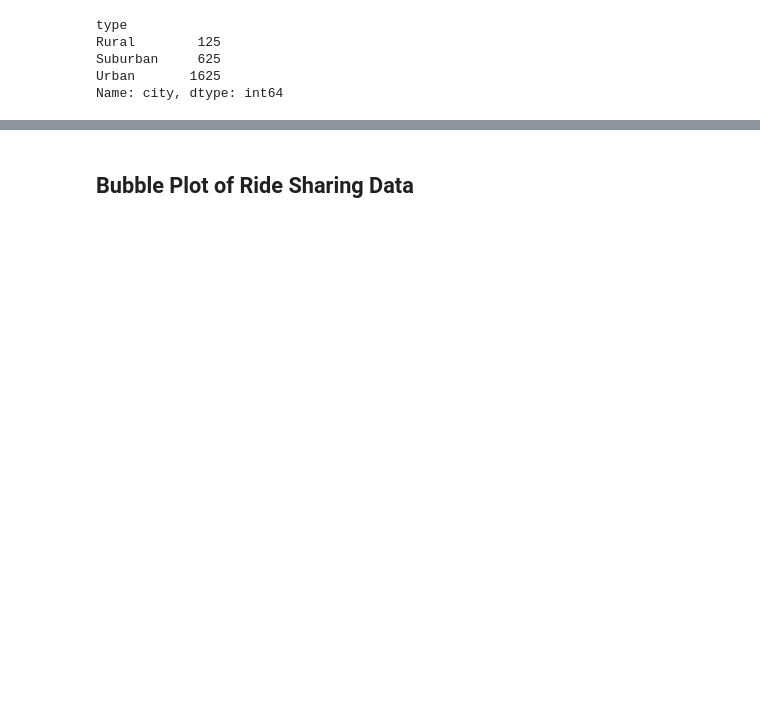
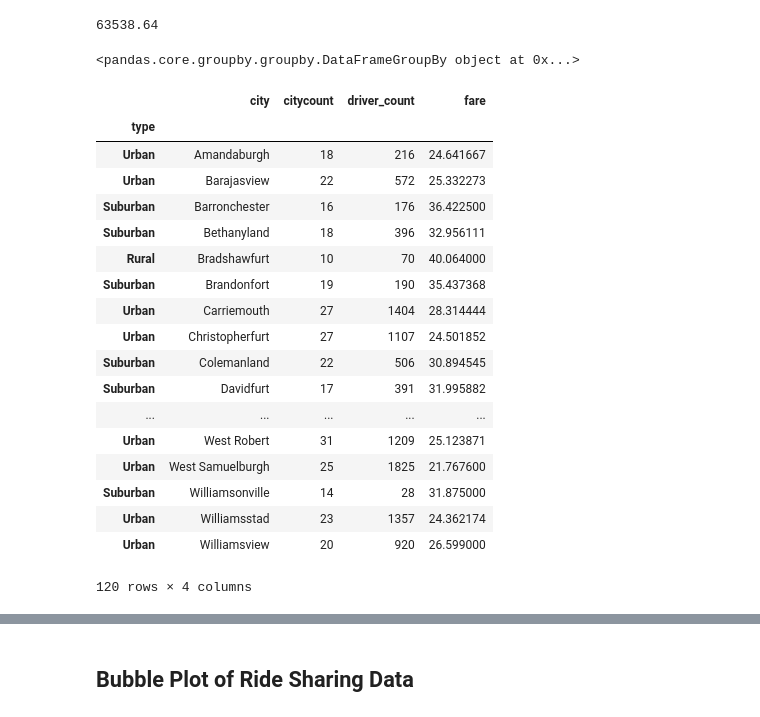
Before and after one commit to licia858/Matplotlib, a Jupyter notebook: Instructions/Pyber/pyber_starter.ipynb, the cells around one changed output, grey strips where cells are left out. Cells and saved outputs as stored; diff of their text form; code cells hidden in the pictures; blank space fills up the shorter version.

```diff
--- a/Instructions/Pyber/pyber_starter.ipynb
+++ b/Instructions/Pyber/pyber_starter.ipynb
@@ -29,8 +26,42 @@ Citytypes = cityGroup['city'].count()
-# %%
-Citytypes
-# %% [output]
-type
-Rural        125
-Suburban     625
-Urban       1625
-Name: city, dtype: int64
+# %%
+TotalFare = CombinedCityRide_df['fare'].sum()
+print (TotalFare)
+# %% [output]
+63538.64
+# %%
+######################################################
+cityGroup = CombinedCityRide_df.groupby('city')
+print(cityGroup)
+citycount = cityGroup['type'].value_counts()
+
+#citytype = UrbanGroup['type'].count()
+drivercount = cityGroup['driver_count'].sum().reset_index()
+averagefare = cityGroup['fare'].mean().reset_index()
+data_df = pd.DataFrame(citycount)
+data_df = data_df.rename(columns={'type': "citycount"})
+data_df = data_df.reset_index('type')
+data_df = data_df.merge(drivercount, on='city').set_index('city')
+data_df = data_df.merge(averagefare, on='city')
+data_df = data_df.set_index('type')
+data_df
+# %% [output]
+<pandas.core.groupby.groupby.DataFrameGroupBy object at 0x...>
+|  | city | citycount | driver_count | fare |
+| type |  |  |  |  |
+| Urban | Amandaburgh | 18 | 216 | 24.641667 |
+| Urban | Barajasview | 22 | 572 | 25.332273 |
+| Suburban | Barronchester | 16 | 176 | 36.422500 |
+| Suburban | Bethanyland | 18 | 396 | 32.956111 |
+| Rural | Bradshawfurt | 10 | 70 | 40.064000 |
+| Suburban | Brandonfort | 19 | 190 | 35.437368 |
+| Urban | Carriemouth | 27 | 1404 | 28.314444 |
+| Urban | Christopherfurt | 27 | 1107 | 24.501852 |
+| Suburban | Colemanland | 22 | 506 | 30.894545 |
+| Suburban | Davidfurt | 17 | 391 | 31.995882 |
+| ... | ... | ... | ... | ... |
+| Urban | West Robert | 31 | 1209 | 25.123871 |
+| Urban | West Samuelburgh | 25 | 1825 | 21.767600 |
+| Suburban | Williamsonville | 14 | 28 | 31.875000 |
+| Urban | Williamsstad | 23 | 1357 | 24.362174 |
+| Urban | Williamsview | 20 | 920 | 26.599000 |
+120 rows × 4 columns
```
Also changed, not shown: parts of 9 cells of this notebook.
